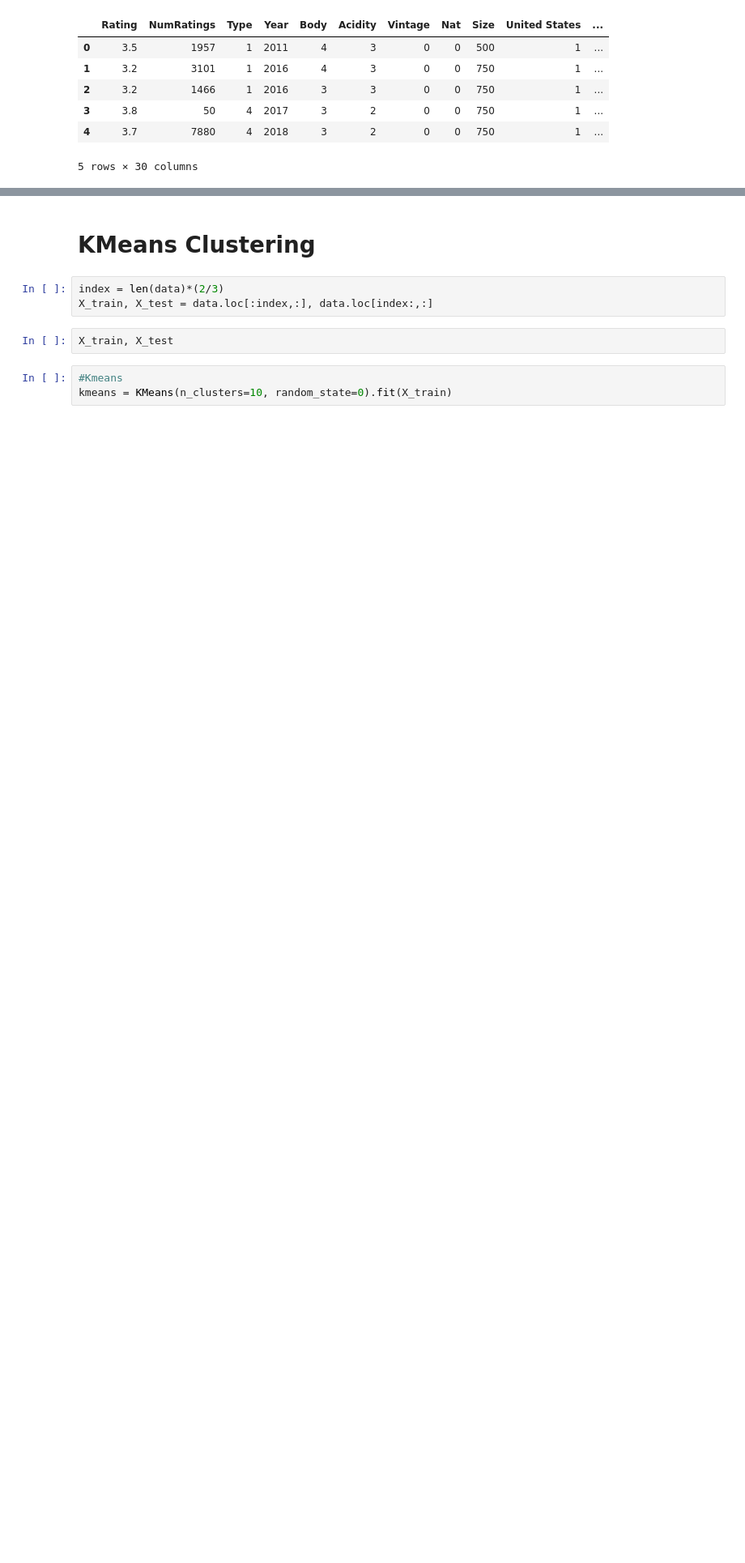
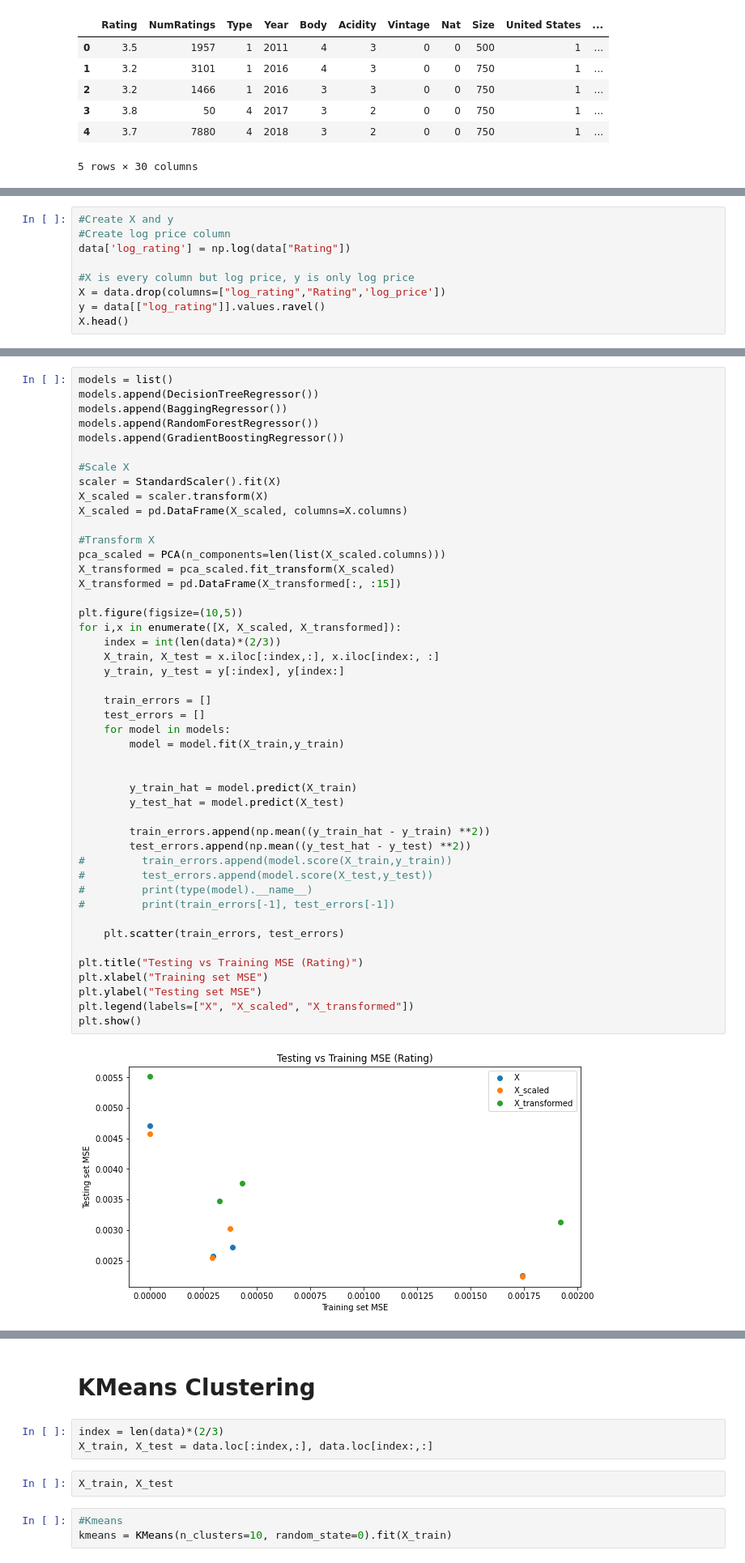
Before and after one commit to vcampos4545/ORIE-4740-Final-Project, a Jupyter notebook: WineDataAnalysis.ipynb, the cells around one changed output, grey strips where cells are left out. Shown: that part at 81% size. Saved outputs shown, nothing was run; the diff lists cells and outputs as text; blank space fills up the shorter version.

```diff
--- a/WineDataAnalysis.ipynb
+++ b/WineDataAnalysis.ipynb
@@ -233,0 +232,9 @@ Straight linear regression
+# %%
+#Create X and y
+#Create log price column
+data['log_rating'] = np.log(data["Rating"])
+
+#X is every column but log price, y is only log price
+X = data.drop(columns=["log_rating","Rating",'log_price'])
+y = data[["log_rating"]].values.ravel()
+X.head()
@@ -233,0 +249,48 @@ Straight linear regression
+# %%
+models = list()
+models.append(DecisionTreeRegressor())
+models.append(BaggingRegressor())
+models.append(RandomForestRegressor())
+models.append(GradientBoostingRegressor())
+
+#Scale X
+scaler = StandardScaler().fit(X)
+X_scaled = scaler.transform(X)
+X_scaled = pd.DataFrame(X_scaled, columns=X.columns)
+
+#Transform X
+pca_scaled = PCA(n_components=len(list(X_scaled.columns)))
+X_transformed = pca_scaled.fit_transform(X_scaled)
+X_transformed = pd.DataFrame(X_transformed[:, :15])
+
+plt.figure(figsize=(10,5))
+for i,x in enumerate([X, X_scaled, X_transformed]):
+    index = int(len(data)*(2/3))
+    X_train, X_test = x.iloc[:index,:], x.iloc[index:, :]
+    y_train, y_test = y[:index], y[index:]
+
+    train_errors = []
+    test_errors = []
+    for model in models:
+        model = model.fit(X_train,y_train)
+
+
+        y_train_hat = model.predict(X_train)
+        y_test_hat = model.predict(X_test)
+
+        train_errors.append(np.mean((y_train_hat - y_train) **2))
+        test_errors.append(np.mean((y_test_hat - y_test) **2))
+#         train_errors.append(model.score(X_train,y_train))
+#         test_errors.append(model.score(X_test,y_test))
+#         print(type(model).__name__)
+#         print(train_errors[-1], test_errors[-1])
+
+    plt.scatter(train_errors, test_errors)
+
+plt.title("Testing vs Training MSE (Rating)")
+plt.xlabel("Training set MSE")
+plt.ylabel("Testing set MSE")
+plt.legend(labels=["X", "X_scaled", "X_transformed"])
+plt.show()
+# %% [output]
+[figure, added]
```
Also changed, not shown: parts of 45 cells of this notebook.
